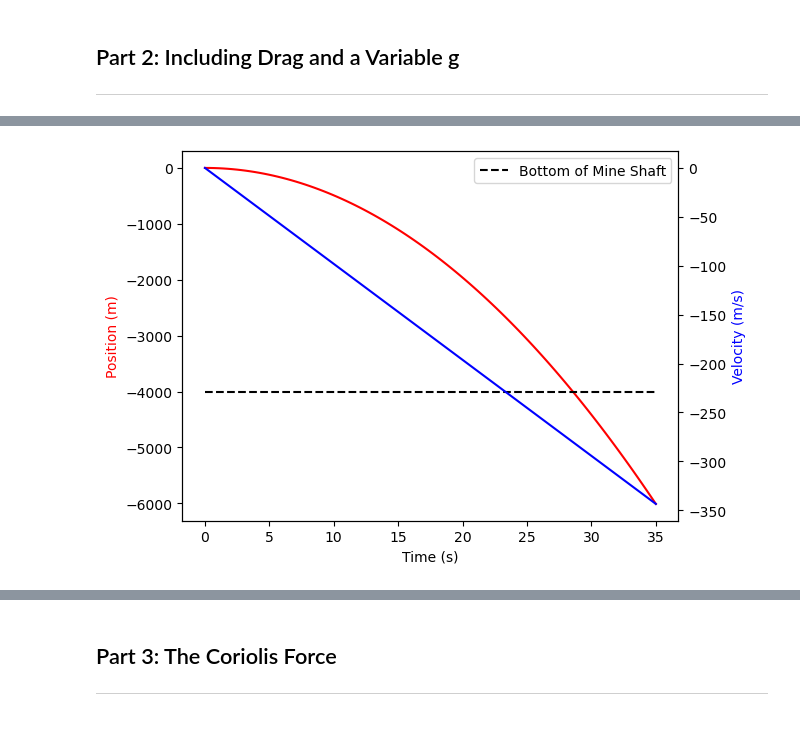
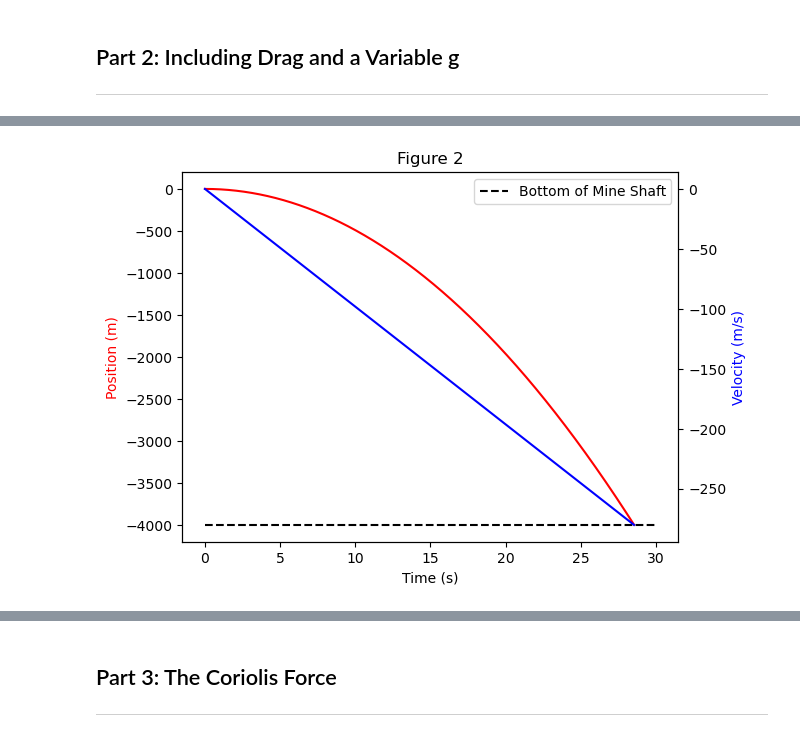
Before and after one commit to Elmer-Canales/PHYS265-spring25, a Jupyter notebook: Lab2/Lab2_Canales.ipynb, the cells around one changed output, grey strips where cells are left out. Saved outputs shown, nothing was run; the diff lists cells and outputs as text; code cells hidden in the pictures.

```diff
--- a/Lab2/Lab2_Canales.ipynb
+++ b/Lab2/Lab2_Canales.ipynb
@@ -6,12 +16,10 @@ from scipy.integrate import quad, solve_ivp
 ## Part 1: The Ideal Case
 ___
 # %%
-# Simple free-fall with no drag
-# Initializing variables
-g = 9.81   # m /s^2
-x0 = 4e3   # meters
+# Length of the mine shaft
+x0 = 4e3  # meters
 
-# Calculating the free-fall time and displaying
-fft = np.sqrt(2 * x0 / 9.8)
-print(f"The free fall time for a test object falling 4 km is {fft:.3f} seconds.")
+# Calculating the free fall time and displaying the results
+fft = np.sqrt(2 * x0 / g0)  # Simple free fall with no drag
+print(f"(1) The simple free-fall time for a test object falling 4 km is {fft} seconds.")
 # %% [output]
@@ -106,15 +124,11 @@ The test match reach the bottom in 28.557 seconds.
 ## Part 2: Including Drag and a Variable g
 ___
 # %%
-# The radius and surface gravity of the Earth
-r_earth = 6.3781e6  # meters
-g0 = 9.81           # m/s^2
+# (1) Defining function to calculate gravity as a function of radius
+def g_r(r):
+    return g0 * (r / r_Earth)
 
-# Defining function to calculate gravity as a function of distance from center
-def g_r(r):
-    return g0 * (r / r_earth)
-
-# Drag force variables
+# Drag force variables (Still no drag)
 alpha = 0
 gamma = 0
 
@@ -122,57 +136,85 @@ gamma = 0
 def free_fall_g(t, s):
     y, v = s
     dydt = v
-    dvdt = -g_r(np.abs(r_earth - y)) - alpha * v**gamma
+    dvdt = -g_r(r_Earth - y) + alpha * np.abs(v)**gamma
     return dydt, dvdt
 
 # Time span
-t0, tf = 0, 35
+t0, tf = 0, 30
 
-# Initial Conditions
+# Initial conditions
 y0, v0 = 0, 0
 
 # Time evaluated
-time = np.linspace(t0, tf, 100)
+time = np.linspace(t0, tf, 3000)
 
 # Solving with 'solve_ivp'
-soln = solve_ivp(fun = free_fall_g, t_span = (t0, tf), y0 = [y0, v0], t_eval = time)
-x = soln.t
+soln = solve_ivp(fun = free_fall_g, t_span = (t0, tf), y0 = [y0, v0], t_eval = time, events = stop_shaft)
+x_time = soln.t
 position = soln.y[0]
 velocity = soln.y[1]
+bottom_time2 = soln.t_events[0][0]
 
-# Plotting the results of the calculation
+# Printing the time is take for the test mass to reach the bottom of the mine shaft with varying g
+print(f"""(2) The test mass reach the bottom in {bottom_time2} seconds with varying g. Differencing only by {(bottom_time - bottom_time2)} seconds with no varying g.
+By having a varying g, it takes longer for the test mass to reach the bottom of the mine shaft. This maks sense because as the mass get closer
+to the center of the center of the Earth, the main acceleration for the free-fall g is getting weaker, so it would take longer to reach the bottom.\n""")
+
+# Plotting the results
+# Plot of position as a function of time
 fig, ax_ff_p = plt.subplots(1, 1)
-ax_ff_p.plot(x, position, color = 'red')
+ax_ff_p.plot(x_time, position, color = 'red')
 ax_ff_p.set_xlabel("Time (s)")
 ax_ff_p.set_ylabel("Position (m)", color = 'red')
+ax_ff_p.set_title("Figure 2")
 
+# Plot of velocity as a function of time
 ax_ff_v = ax_ff_p.twinx()
-ax_ff_v.plot(x, velocity, color = 'blue')
+ax_ff_v.plot(x_time, velocity, color = 'blue')
 ax_ff_v.set_ylabel("Velocity (m/s)", color = 'blue')
 
+# Horizontal line representing the bottom of the mine shaft at 4 km
 ax_ff_p.hlines(-4000, t0, tf, linestyle = '--', color = 'black', label = "Bottom of Mine Shaft");
 ax_ff_p.legend()
 
+# (3) Now adding drag
 # Setting values to drag force variables
-alpha = 0.00005
+alpha = 0.0039    # alpha value found for a terminal velocity of 50 m/s
 gamma = 2
 
+# Time span
+t0, tf = 0, 85
+
+# Initial conditions
+y0, v0 = 0, 0
+
+# Time evaluated
+time = np.linspace(t0, tf, 8500)
+
 # Solving again with 'solve_ivp'
-soln = solve_ivp(fun = free_fall_g, t_span = (t0, tf), y0 = [y0, v0], t_eval = time)
-x = soln.t
+soln = solve_ivp(fun = free_fall_g, t_span = (t0, tf), y0 = [y0, v0], t_eval = time, events = stop_shaft)
+x_time = soln.t
 position = soln.y[0]
 velocity = soln.y[1]
 
 # Plotting results with drag
 fig, ax_ff_drag_p = plt.subplots(1, 1)
-ax_ff_drag_p.plot(x, position, color = 'red')
+# Plot of velocity as a function of time
+ax_ff_drag_p.plot(x_time, position, color = 'red')
 ax_ff_drag_p.set_xlabel("Time (s)")
 ax_ff_drag_p.set_ylabel("Position (m)", color = 'red')
+ax_ff_drag_p.set_title(r"Figure 2: With Drag $(\alpha = 0.0039, \gamma = 2)$")
 
+# Plot of velocity as a function of time
 ax_ff_drag_v = ax_ff_drag_p.twinx()
-ax_ff_drag_v.plot(x, velocity, color = 'blue')
+ax_ff_drag_v.plot(x_time, velocity, color = 'blue')
 ax_ff_drag_v.set_ylabel("Velocity (m/s)", color = 'blue')
 
+# Horizontal line representing the bottom of the mine shaft at 4 km
 ax_ff_drag_p.hlines(-4000, t0, tf, linestyle = '--', color = 'black', label = "Bottom of Mine Shaft");
 ax_ff_drag_p.legend();
+
+print(f"""(3) Assuming the test mass has a terminal velocity of 50 m/s and the drag exponent being 2, the air resistance coeffiecient would need to be 2.
+By introducing the drag variables, the free-fall time is longer for the test mass to reach the bottom of the mine shaft, since the velocity cap.
+By introducing drag, the free-fall time is {soln.t_events[0][0]} seconds.\n""")
 # %% [output]
@@ -179 +228 @@ ax_ff_drag_p.legend();
-[figure, old version]
+[figure, new version]
```
Also changed, not shown: parts of 13 cells of this notebook.
